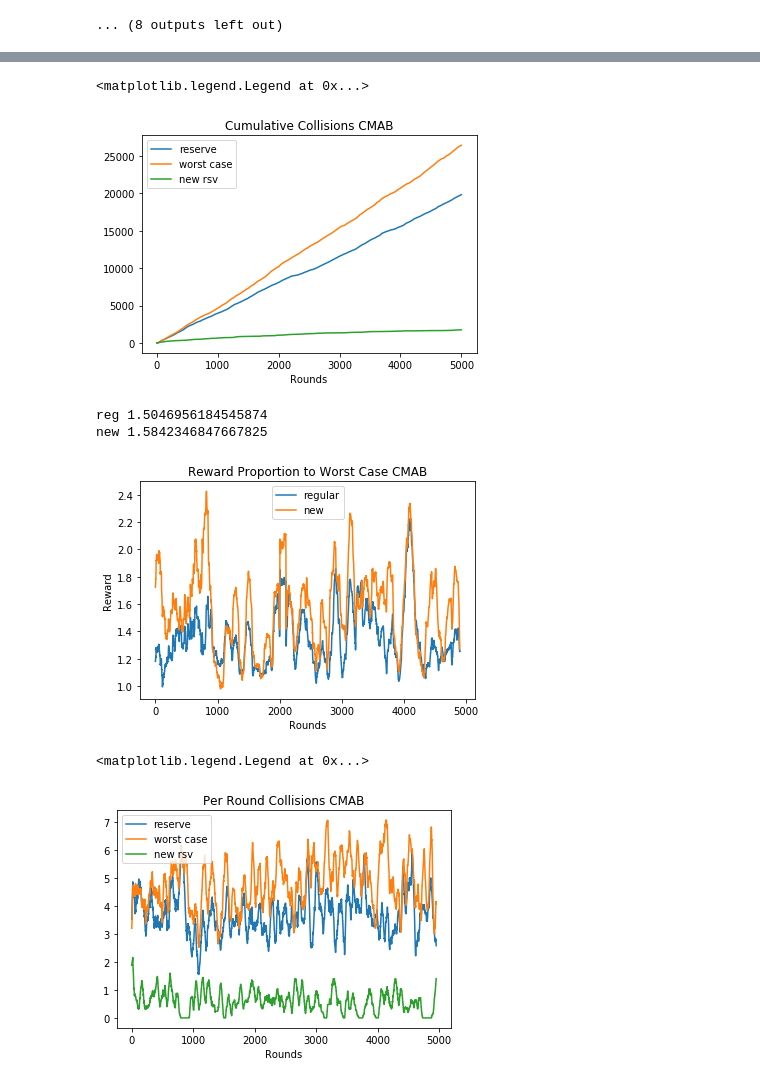
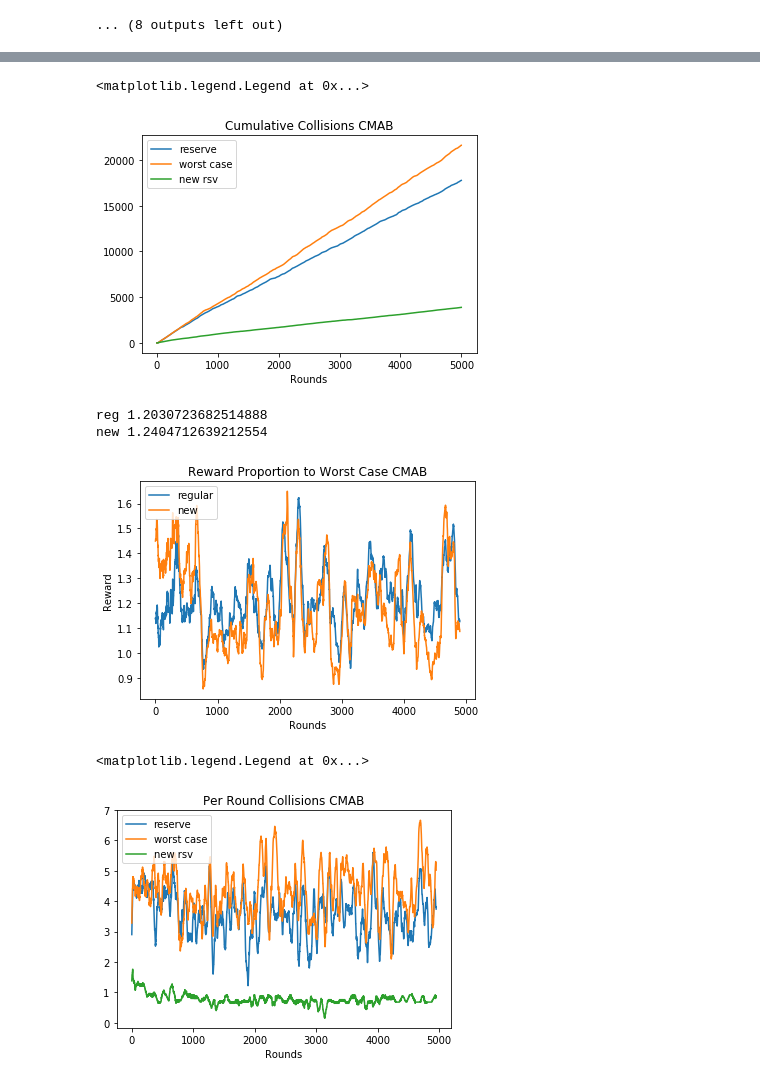
Before and after one commit to tj-kim/DistMEC, a Jupyter notebook: jupyter_notebooks/22_06_02 Worst Case Gain.ipynb, the cells around one changed output, grey strips where cells are left out. Cells and saved outputs as stored; diff of their text form; code cells hidden in the pictures.

```diff
--- a/jupyter_notebooks/22_06_02 Worst Case Gain.ipynb
+++ b/jupyter_notebooks/22_06_02 Worst Case Gain.ipynb
@@ -31,7 +33,7 @@ num_users = 10
 num_svrs = 16
 num_locs = 16
 mu = np.random.uniform(low=0, high = 1, size = [num_users, num_svrs])
-ceiling = 10
+ceiling = 3
 # w = np.random.uniform(low=0, high=1, size= [num_users, num_svrs])
 space_1d_dim = 10 #4 for small, 10 for big
 
@@ -40,11 +42,20 @@ trials = 10
 # result dictionaries
 result_dicts = []
 performance_list = []
+user_dicts = []
+
+save_name = 'results/22_06_14_reserve_troubleshoot_n3_kick/'
+isExist = os.path.exists(save_name)
+if not isExist:
+
+  # Create a new directory because it does not exist
+  os.makedirs(save_name)
 # %%
 for tri in range(trials):
 
     print("trial:", tri)
     result_dict = {}
+    user_dict = {}
 
     # Generate visitng locations and server locations
     usr_locs = gen_eq_locs(space_1d=space_1d_dim, nums=num_locs)
@@ -82,7 +93,7 @@ for tri in range(trials):
     collision_count_s = copy.deepcopy(collision_count)
     for u in Users_s:
         u.sticky_mode = True
-        u.kick_mode = False
+        u.kick_mode = True #false
 
     for (zzz,t) in zip(tqdm_notebook(range(T-i-1)),range(i+1, T)):
         w = obtain_w(Users, len(Users), len(Servers))
@@ -122,7 +133,23 @@ for tri in range(trials):
     else:
         performance_list += [0]
 
-    result_dicts += [result_dict]
+    # Store values
+    user_dict['worst'] = Users_w
+    user_dict['res'] = Users
+    user_dict['new'] = Users_s
+
+    result_save_name = save_name + 'regret_trial' + str(tri) + '.p'
+    with open(result_save_name, 'wb') as handle:
+        pickle.dump(result_dict, handle, protocol=pickle.HIGHEST_PROTOCOL)
+
+    user_save_name = save_name + 'user_trial' + str(tri) + '.p'
+    with open(user_save_name, 'wb') as handle:
+        pickle.dump(user_dict, handle, protocol=pickle.HIGHEST_PROTOCOL)
+
+
+
+#     user_dicts += [user_dict]
+#     result_dicts += [result_dict]
 # %% [output]
 trial: 0
 [interactive output not drawn]
@@ -144,5 +171,5 @@ performance_list
 # %%
-plot_idx = 3
+plot_idx = 0
 
 
 plt.plot(np.cumsum(result_dicts[plot_idx]['regret_res']), label = 'reserve')
@@ -158,5 +184,5 @@ plt.legend()
 # %%
-plot_idx = 9
+# plot_idx = 9
 
 plt.plot(np.cumsum(result_dicts[plot_idx]['collision_res']), label = 'reserve')
 plt.plot(np.cumsum(result_dicts[plot_idx]['collision_w']), label = 'worst case')
@@ -166,33 +192,33 @@ plt.xlabel('Rounds')
 plt.legend()
 # %% [output]
 <matplotlib.legend.Legend at 0x...>
-[figure, old version]
+[figure, new version]
 # %%
-plot_idx = 7
+# plot_idx = 7
 
 # data preprocessing
 n = 100
 y1 = np.divide(result_dicts[plot_idx]['reward_res'], result_dicts[plot_idx]['reward_w'])
 y1 = moving_average(y1,n=n)
 
 y2 = np.divide(result_dicts[plot_idx]['reward_s'], result_dicts[plot_idx]['reward_w'])
 y2 = moving_average(y2, n=n)
 
 plt.plot(y1, label = 'regular')
 plt.plot(y2, label = 'new')
 plt.title('Reward Proportion to Worst Case CMAB')
 plt.xlabel('Rounds')
 plt.ylabel('Reward')
 plt.legend()
 
 print('reg',np.mean(np.divide(reward, reward_w)))
 print('new',np.mean(np.divide(reward_s, reward_w)))
 # %% [output]
-reg 1.5046956184545874
-new 1.5842346847667825
+reg 1.2030723682514888
+new 1.2404712639212554
-[figure, old version]
+[figure, new version]
 # %%
-plot_idx = 7
+# plot_idx = 7
 
 m = 50
 plt.plot(moving_average(result_dicts[plot_idx]['collision_res'],m), label = 'reserve')
@@ -203,4 +229,4 @@ plt.xlabel('Rounds')
 plt.legend()
 # %% [output]
 <matplotlib.legend.Legend at 0x...>
-[figure, old version]
+[figure, new version]
```
Also changed, not shown: parts of 8 cells of this notebook, 3 other files.
